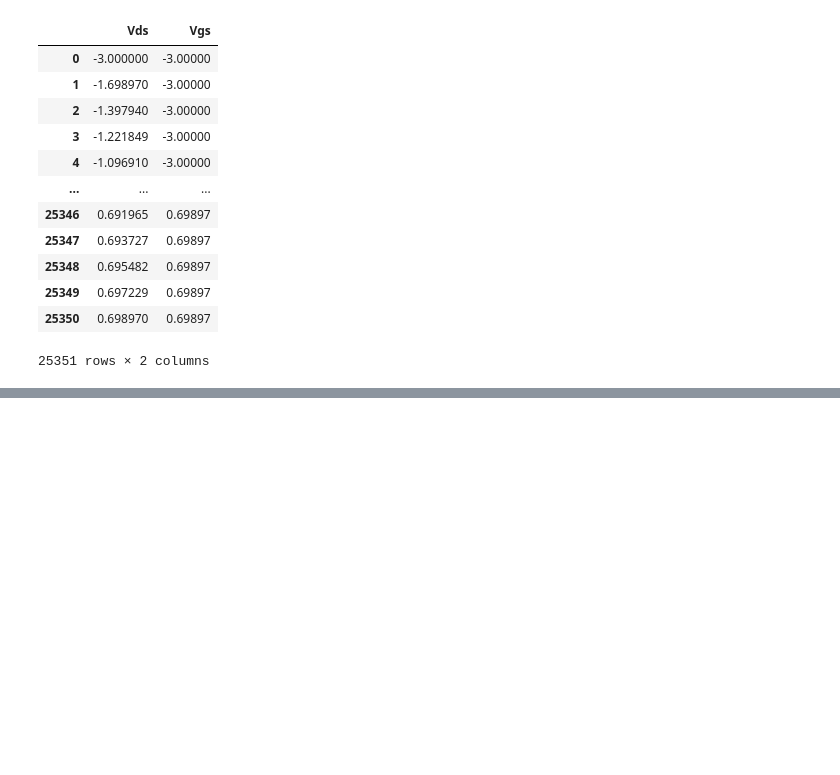
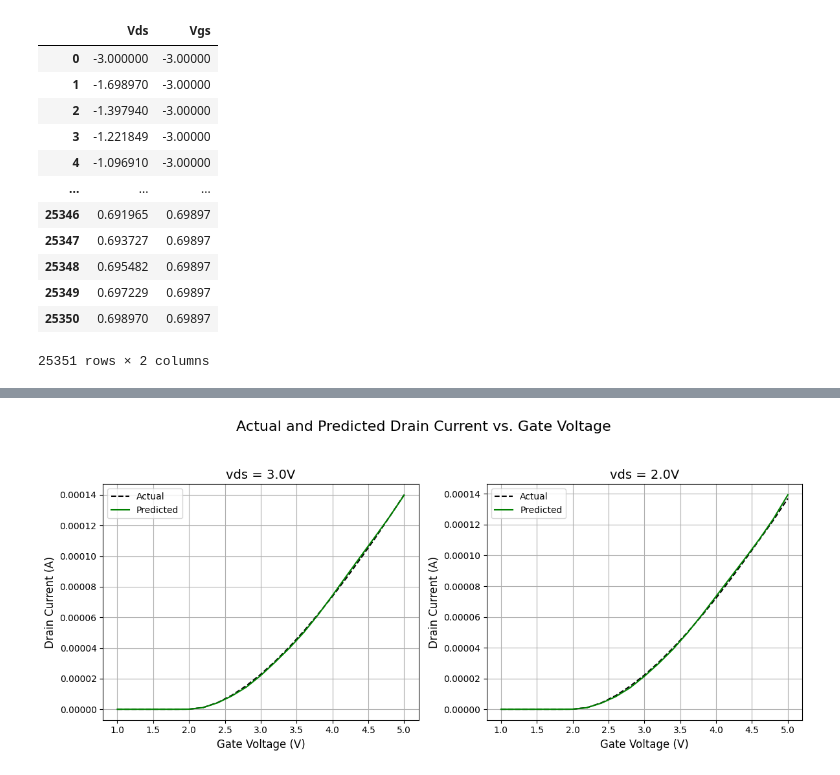
Before and after one commit to Sohammhatre10/MOSCharacteristics, a Jupyter notebook: MOSFETCharacteristics.ipynb, the cells around one changed output, grey strips where cells are left out. Saved outputs shown, nothing was run; the diff lists cells and outputs as text; code cells hidden in the pictures; blank space fills up the shorter version.

```diff
--- a/MOSFETCharacteristics.ipynb
+++ b/MOSFETCharacteristics.ipynb
@@ -87,9 +110,10 @@ y_test = y_test.reshape(-1,1)
 # %%
 import tensorflow as tf
 from tensorflow.keras.callbacks import LearningRateScheduler
+
 model = tf.keras.Sequential([
-    tf.keras.layers.Dense(5, activation='tanh'),
-    tf.keras.layers.Dense(3, activation='tanh'),
+    tf.keras.layers.Dense(16, activation='tanh'),
+    tf.keras.layers.Dense(16, activation='tanh'),
     tf.keras.layers.Dense(1)
 ])
 
@@ -99,9 +123,10 @@ model.compile(
     metrics=['mse']
 )
 
-lr_scheduler = tf.keras.callbacks.LearningRateScheduler(lambda epochs: 1e-6*10**(epochs/5))
+def learning_rate_scheduler(epochs):
+    return 0.01
 
-history = model.fit(X_train, y_train, epochs=40, callbacks=lr_scheduler, validation_data=(X_test, y_test))
+lr_scheduler = tf.keras.callbacks.LearningRateScheduler(learning_rate_scheduler)
 
-# pd.DataFrame(history).plot()
+history = model.fit(X_train, y_train, epochs=100, callbacks=[lr_scheduler], validation_data=(X_test, y_test))
 # %% [output]
@@ -192,0 +150,54 @@ plt.show()
+# %%
+import pandas as pd
+import numpy as np
+import matplotlib.pyplot as plt
+
+# Read data files
+data1 = pd.read_csv('val02.csv')
+data2 = pd.read_csv('val01.csv')
+
+# Create subplots
+fig, (ax1, ax2) = plt.subplots(1, 2, figsize=(12, 5))
+
+# Function to plot data
+def plot_data(data, ax):
+    val_feature = data.iloc[:, 0:2]
+    X = val_feature
+    y_true = np.ravel(data["id"])
+
+    # Normalize input data and target variable
+    X_norm = np.log10(X)
+    y_norm = np.log10(y_true)
+    y_norm = y_norm.reshape(-1, 1)
+
+    # Predict the target variable
+    y_pred = model.predict(X_norm)
+
+    # Plot the result
+    vg1 = data["vgs"]
+    vg = np.ravel(vg1)
+    vg = vg.reshape(-1, 1)
+
+    # Plot the actual values
+    ax.plot(vg, 10**y_norm, 'black', label='Actual', linestyle="dashed")
+
+    # Plot the predicted values
+    ax.plot(vg, 10**y_pred, 'green', label='Predicted')
+
+    ax.set_title(f'{data.columns[0]} = {data["vds"][0]}V', fontsize=14)
+    ax.set_xlabel('Gate Voltage (V)', fontsize=12)
+    ax.set_ylabel('Drain Current (A)', fontsize=12)
+    ax.legend()
+    ax.grid(True)
+
+# Plot data for each file
+plot_data(data1, ax1)
+plot_data(data2, ax2)
+
+# Set the overall title
+fig.suptitle('Actual and Predicted Drain Current vs. Gate Voltage', fontsize=16, y=1.05)
+
+plt.tight_layout()
+plt.savefig('plot_vgs.png')
+plt.show()
+# %% [output]
@@ -192,0 +206 @@ plt.show()
+[figure, added]
```
Also changed, not shown: parts of 15 cells of this notebook.
